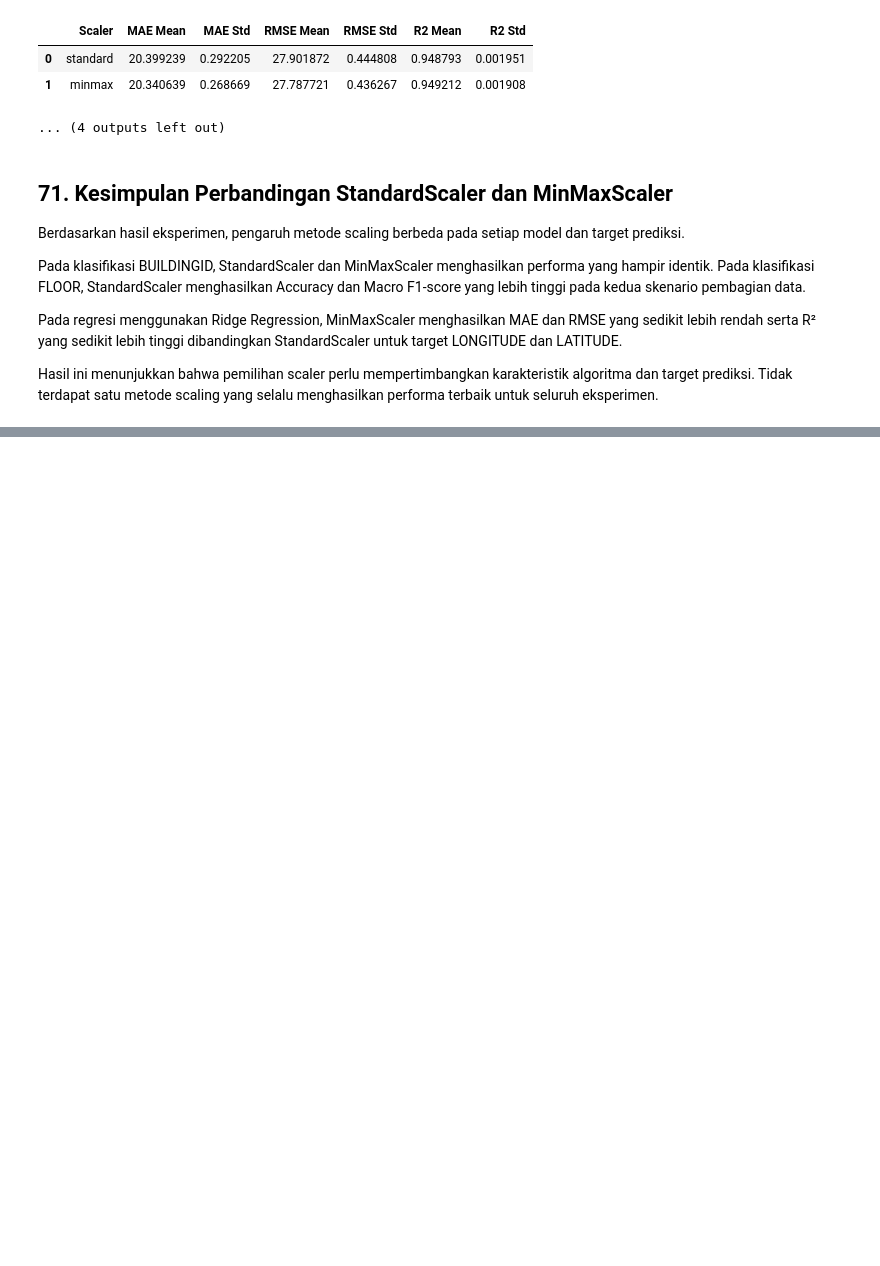
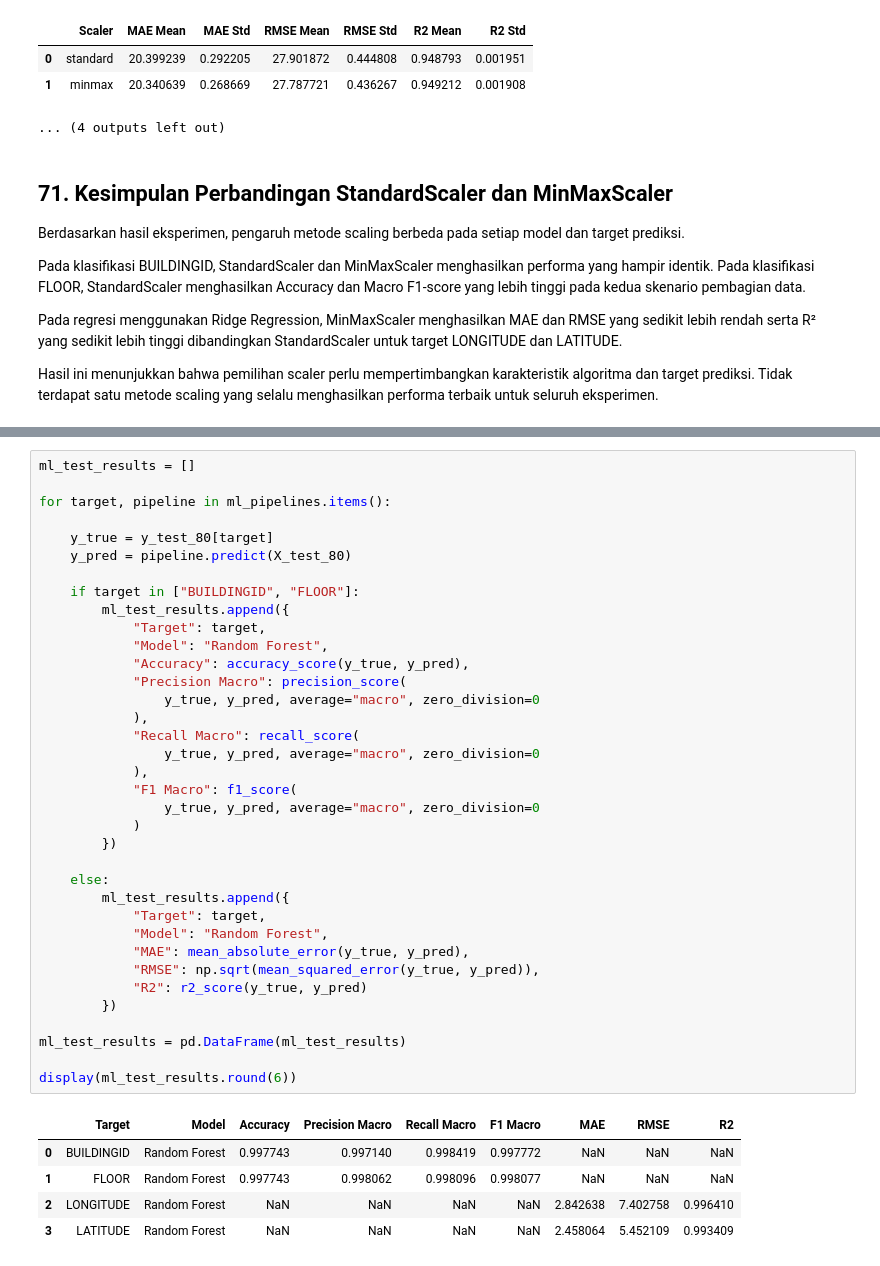
Before and after one commit to Fadhlrahman/TUBES-DEEP-LEARNING, a Jupyter notebook: telco.ipynb, the cells around one changed output, grey strips where cells are left out. Cells and saved outputs as stored; diff of their text form; blank space fills up the shorter version.

```diff
--- a/telco.ipynb
+++ b/telco.ipynb
@@ -3984,0 +5985,42 @@ Hasil ini menunjukkan bahwa pemilihan scaler perlu mempertimbangkan karakteristi
+# %%
+ml_test_results = []
+
+for target, pipeline in ml_pipelines.items():
+
+    y_true = y_test_80[target]
+    y_pred = pipeline.predict(X_test_80)
+
+    if target in ["BUILDINGID", "FLOOR"]:
+        ml_test_results.append({
+            "Target": target,
+            "Model": "Random Forest",
+            "Accuracy": accuracy_score(y_true, y_pred),
+            "Precision Macro": precision_score(
+                y_true, y_pred, average="macro", zero_division=0
+            ),
+            "Recall Macro": recall_score(
+                y_true, y_pred, average="macro", zero_division=0
+            ),
+            "F1 Macro": f1_score(
+                y_true, y_pred, average="macro", zero_division=0
+            )
+        })
+
+    else:
+        ml_test_results.append({
+            "Target": target,
+            "Model": "Random Forest",
+            "MAE": mean_absolute_error(y_true, y_pred),
+            "RMSE": np.sqrt(mean_squared_error(y_true, y_pred)),
+            "R2": r2_score(y_true, y_pred)
+        })
+
+ml_test_results = pd.DataFrame(ml_test_results)
+
+display(ml_test_results.round(6))
+# %% [output]
+|  | Target | Model | Accuracy | Precision Macro | Recall Macro | F1 Macro | MAE | RMSE | R2 |
+| 0 | BUILDINGID | Random Forest | 0.997743 | 0.997140 | 0.998419 | 0.997772 | NaN | NaN | NaN |
+| 1 | FLOOR | Random Forest | 0.997743 | 0.998062 | 0.998096 | 0.998077 | NaN | NaN | NaN |
+| 2 | LONGITUDE | Random Forest | NaN | NaN | NaN | NaN | 2.842638 | 7.402758 | 0.996410 |
+| 3 | LATITUDE | Random Forest | NaN | NaN | NaN | NaN | 2.458064 | 5.452109 | 0.993409 |
```
Also changed, not shown: parts of 64 cells of this notebook.
